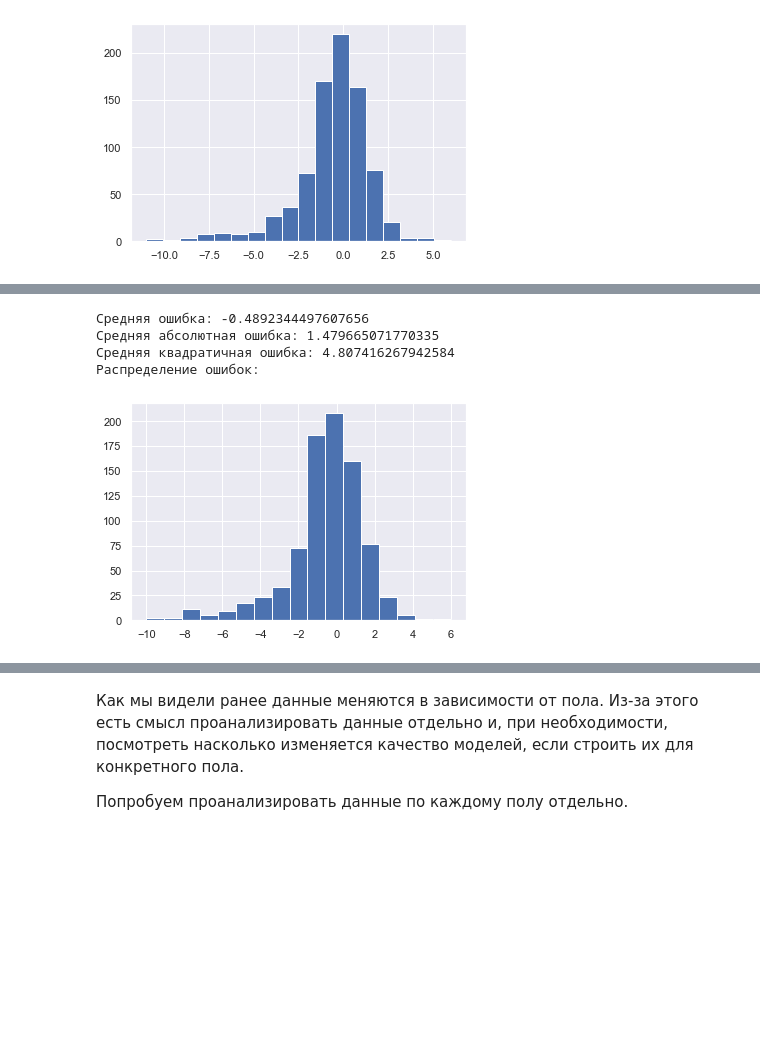
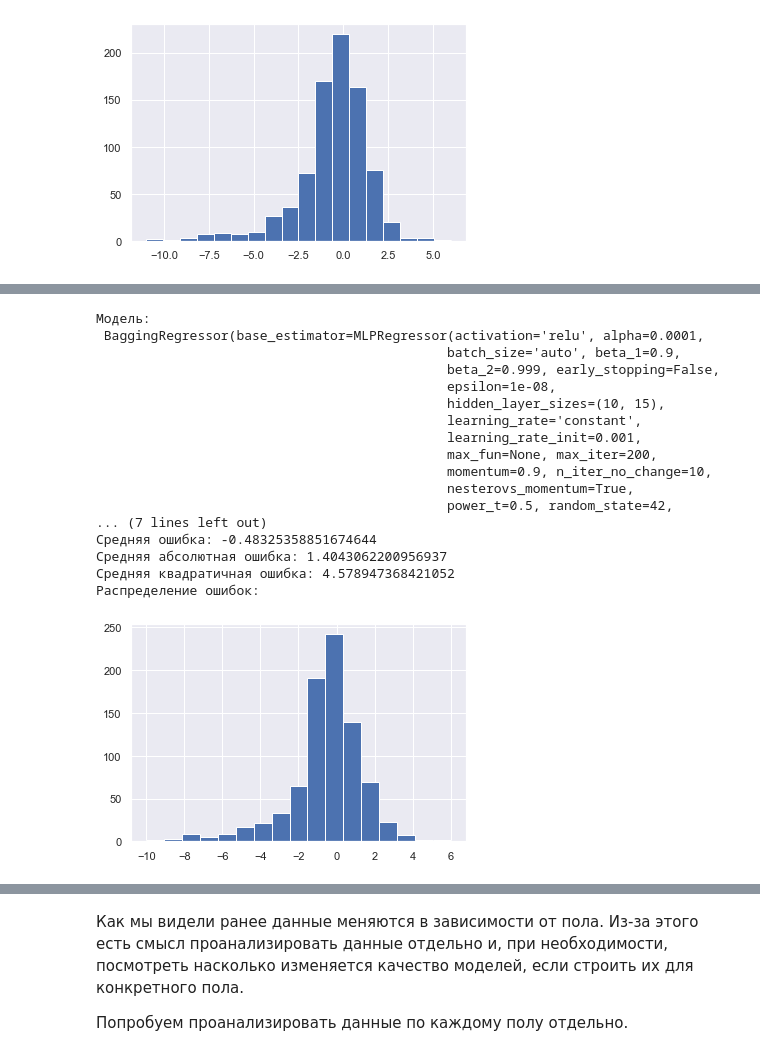
Before and after one commit to avdosev/abalone_analysis, a Jupyter notebook: abalone.ipynb, the cells around one changed output, grey strips where cells are left out. Cells and saved outputs as stored; diff of their text form; code cells hidden in the pictures; blank space fills up the shorter version.

```diff
--- a/abalone.ipynb
+++ b/abalone.ipynb
@@ -238,11 +262,23 @@ calc_errors(model.predict(X_test).astype(int), y_test)
 # %%
-# model = load_from_file("models/3_ensemble_30_times_10_15.hdf5")
-model = BaggingRegressor(base_estimator= MLPRegressor(hidden_layer_sizes=(10,15), solver='sgd', random_state=42, max_iter=150), n_estimators=30, random_state=42)
-model.fit(X_train, y_train)
+model = load_from_file("models/3_ensemble_30_times_10_15.hdf5")
+print("Модель:\n", model)
 calc_errors(model.predict(X_test).astype(int), y_test)
 # %% [output]
-Средняя ошибка: -0.4892344497607656
-Средняя абсолютная ошибка: 1.479665071770335
-Средняя квадратичная ошибка: 4.807416267942584
+Модель:
+ BaggingRegressor(base_estimator=MLPRegressor(activation='relu', alpha=0.0001,
+                                             batch_size='auto', beta_1=0.9,
+                                             beta_2=0.999, early_stopping=False,
+                                             epsilon=1e-08,
+                                             hidden_layer_sizes=(10, 15),
+                                             learning_rate='constant',
+                                             learning_rate_init=0.001,
+                                             max_fun=None, max_iter=200,
+                                             momentum=0.9, n_iter_no_change=10,
+                                             nesterovs_momentum=True,
+                                             power_t=0.5, random_state=42,
+... (7 lines left out)
+Средняя ошибка: -0.48325358851674644
+Средняя абсолютная ошибка: 1.4043062200956937
+Средняя квадратичная ошибка: 4.578947368421052
 Распределение ошибок:
-[figure, old version]
+[figure, new version]
```
Also changed, not shown: parts of 17 cells of this notebook, 2 other files.
